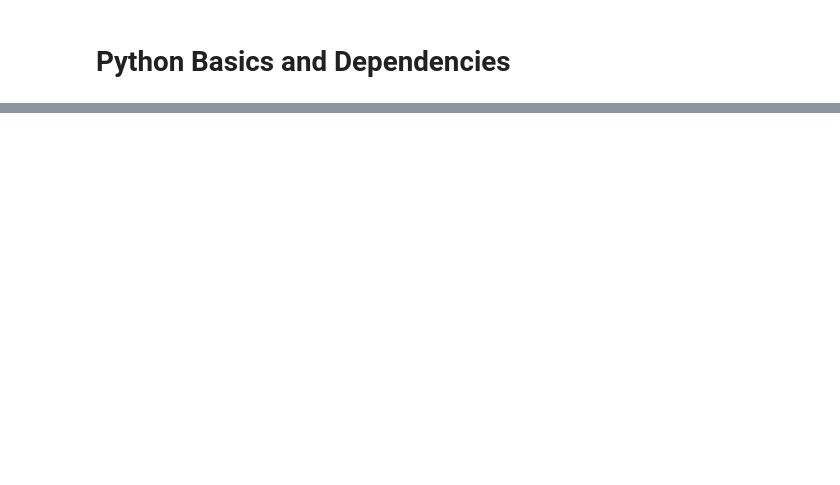
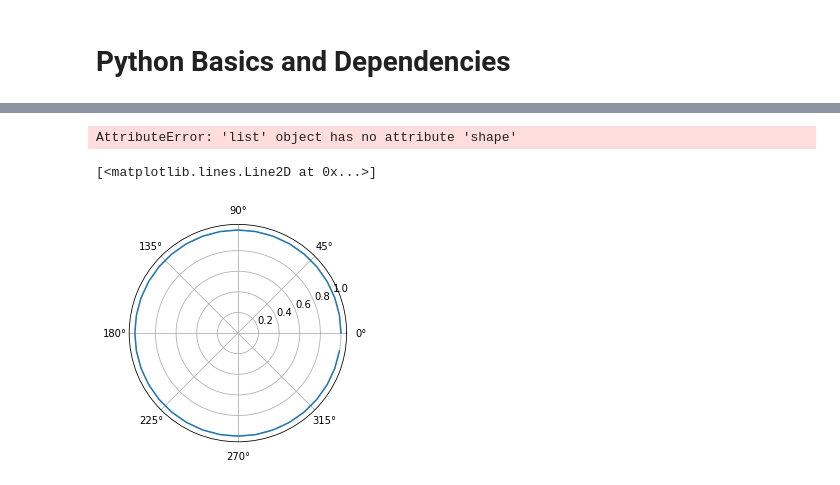
Before and after one commit to Music320AFall2020/homework, a Jupyter notebook: python_basics.ipynb, the cells around one changed output, grey strips where cells are left out. Drawn from its saved outputs; the diff is of its cells as text; code cells hidden in the pictures; blank space fills up the shorter version.

```diff
--- a/python_basics.ipynb
+++ b/python_basics.ipynb
@@ -69,0 +135,7 @@ You will also probably want to [install pip](https://pip.pypa.io/en/stable/insta
+# %%
+# you can print polar coordinates too
+theta = np.linspace(0, 2*math.pi, 36,endpoint=False )
+print(theta)
+
+r = [1]*36
+print(r)
@@ -69,0 +150,9 @@ You will also probably want to [install pip](https://pip.pypa.io/en/stable/insta
+# %%
+r.shape
+# %% [output]
+AttributeError: 'list' object has no attribute 'shape'
+# %%
+plt.polar(theta, r)
+# %% [output]
+[<matplotlib.lines.Line2D at 0x...>]
+[figure, added]
```
Also changed, not shown: parts of 32 cells of this notebook.
